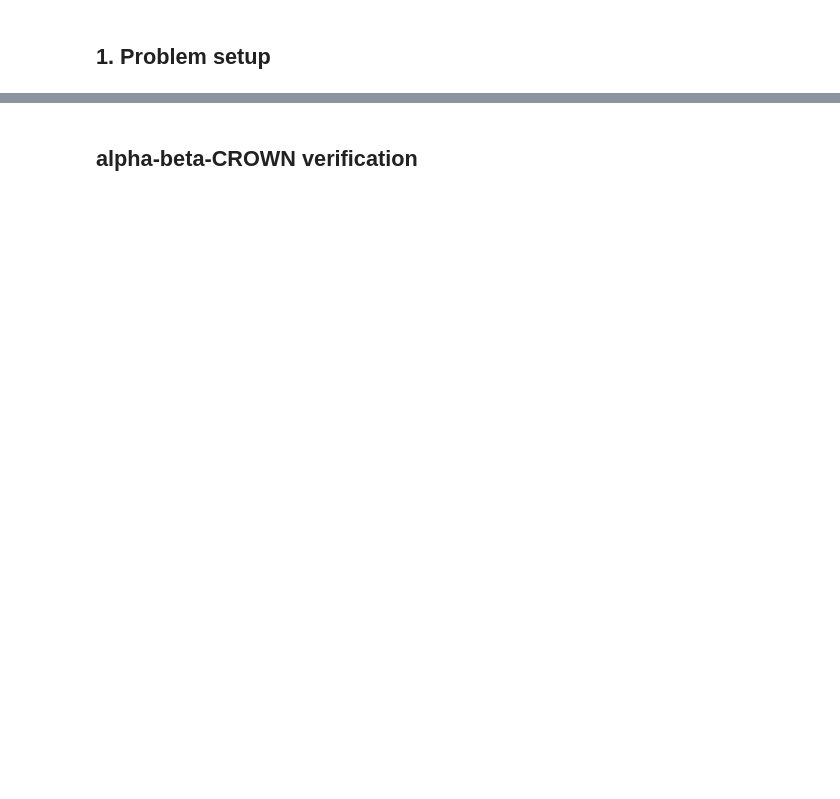
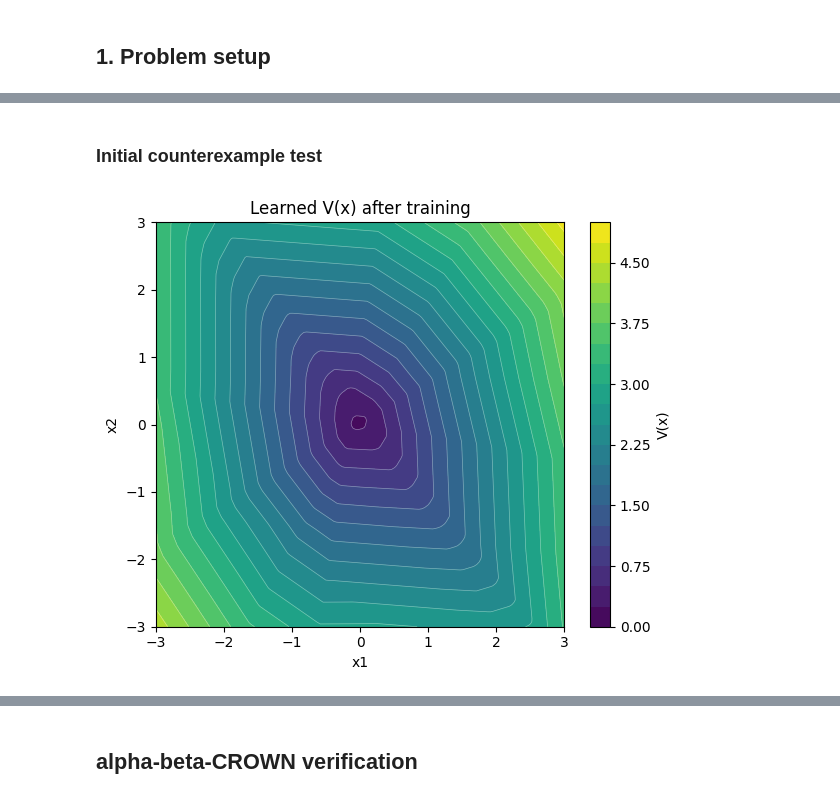
Before and after one commit to Jw1836/NN-Closed-Loop-Verification, a Jupyter notebook: benchmark.ipynb, the cells around one changed output, grey strips where cells are left out. Cells and saved outputs as stored; diff of their text form; code cells hidden in the pictures; blank space fills up the shorter version.

Commit message:
Changed signatures to use LyapunovProblem

```diff
--- a/benchmark.ipynb
+++ b/benchmark.ipynb
@@ -53,0 +35,7 @@ x_train = torch.stack([x1g.flatten(), x2g.flatten()], dim=1).to(device)
+# %%
+HIDDEN_SIZE = 15
+REGION = torch.tensor([[-3.0, 3.0], [-3.0, 3.0]])
+
+# This is what should be used for all comparisons
+duff = DuffingProblem(region=REGION, hidden_size=HIDDEN_SIZE)
+print(duff)
@@ -63,0 +66,2 @@ model = train_model_lyapunov_general(
+# %% [markdown]
+### Initial counterexample test
@@ -64,23 +71,27 @@ model = train_model_lyapunov_general(
 # %%
-model.cpu()
+# Names easier to work with
+x1_min, x1_max = duff.region[0, 0].item(), duff.region[0, 1].item()
+x2_min, x2_max = duff.region[1, 0].item(), duff.region[1, 1].item()
 
 # Evaluate V on a plot grid (reused in the verification plot below)
 x1_plot = np.linspace(x1_min, x1_max, 150)
 x2_plot = np.linspace(x2_min, x2_max, 150)
 X1g, X2g = np.meshgrid(x1_plot, x2_plot)
 plot_pts = torch.tensor(
     np.stack([X1g.ravel(), X2g.ravel()], axis=1), dtype=torch.float32
 )
 with torch.no_grad():
-    V = model(plot_pts).numpy().reshape(X1g.shape)
+    V = duff.nn_lyapunov(plot_pts).numpy().reshape(X1g.shape)
 
 plt.figure(figsize=(6, 5))
 plt.contourf(X1g, X2g, V, levels=20, cmap="viridis")
 plt.colorbar(label="V(x)")
 plt.contour(X1g, X2g, V, levels=20, colors="white", linewidths=0.5, alpha=0.4)
 plt.title("Learned V(x) after training")
 plt.xlabel("x1")
 plt.ylabel("x2")
 plt.tight_layout()
 plt.show()
+# %% [output]
+[figure, added]
 # %%
```
Also changed, not shown: parts of 16 cells of this notebook, 3 other files.
